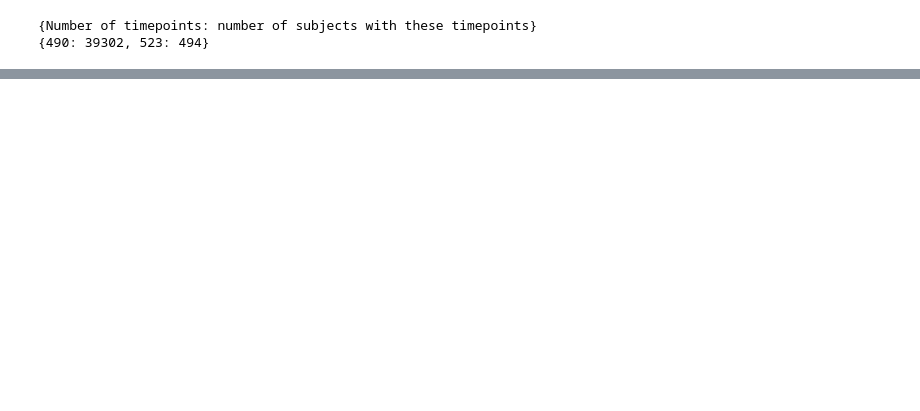
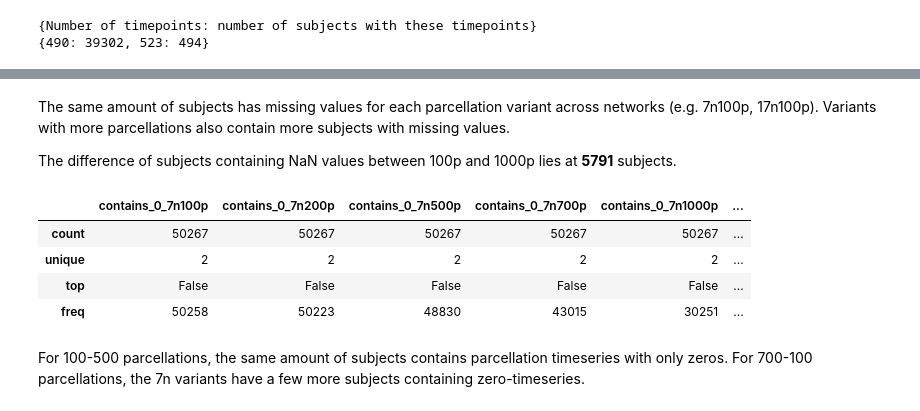
Before and after one commit to laura-riedel/brain_age_1D-CNN, a Jupyter notebook: src/data_specifics.ipynb, the cells around one changed output, grey strips where cells are left out. Cells and saved outputs as stored; diff of their text form; code cells hidden in the pictures; blank space fills up the shorter version.

```diff
--- a/src/data_specifics.ipynb
+++ b/src/data_specifics.ipynb
@@ -51,0 +110,14 @@ print(count_dict)
+# %% [markdown]
+The same amount of subjects has missing values for each parcellation variant across networks (e.g. 7n100p, 17n100p). Variants with more parcellations also contain more subjects with missing values.
+
+The difference of subjects containing NaN values between 100p and 1000p lies at **5791** subjects.
+# %%
+schaefer_exists_df[contains_0].describe(include='all')
+# %% [output]
+|  | contains_0_7n100p | contains_0_7n200p | contains_0_7n500p | contains_0_7n700p | contains_0_7n1000p | ... |
+| count | 50267 | 50267 | 50267 | 50267 | 50267 | ... |
+| unique | 2 | 2 | 2 | 2 | 2 | ... |
+| top | False | False | False | False | False | ... |
+| freq | 50258 | 50223 | 48830 | 43015 | 30251 | ... |
+# %% [markdown]
+For 100-500 parcellations, the same amount of subjects contains parcellation timeseries with only zeros. For 700-100 parcellations, the 7n variants have a few more subjects containing zero-timeseries.
```
Also changed, not shown: parts of 36 cells of this notebook.
